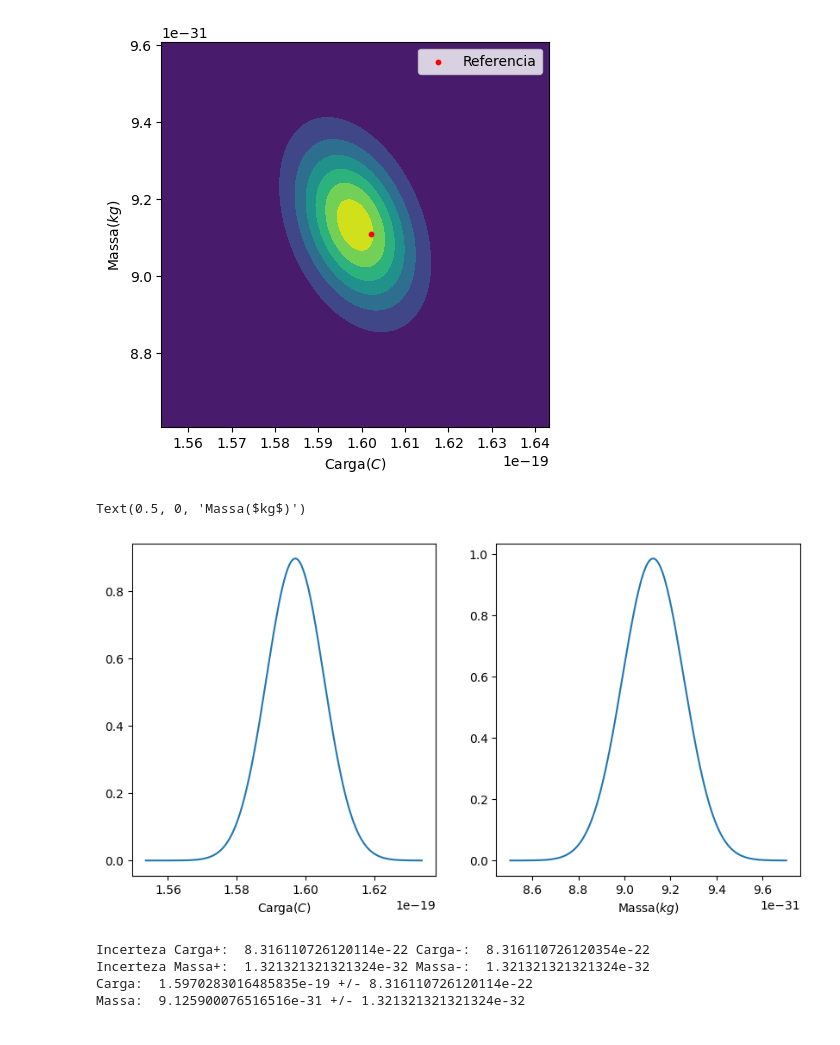
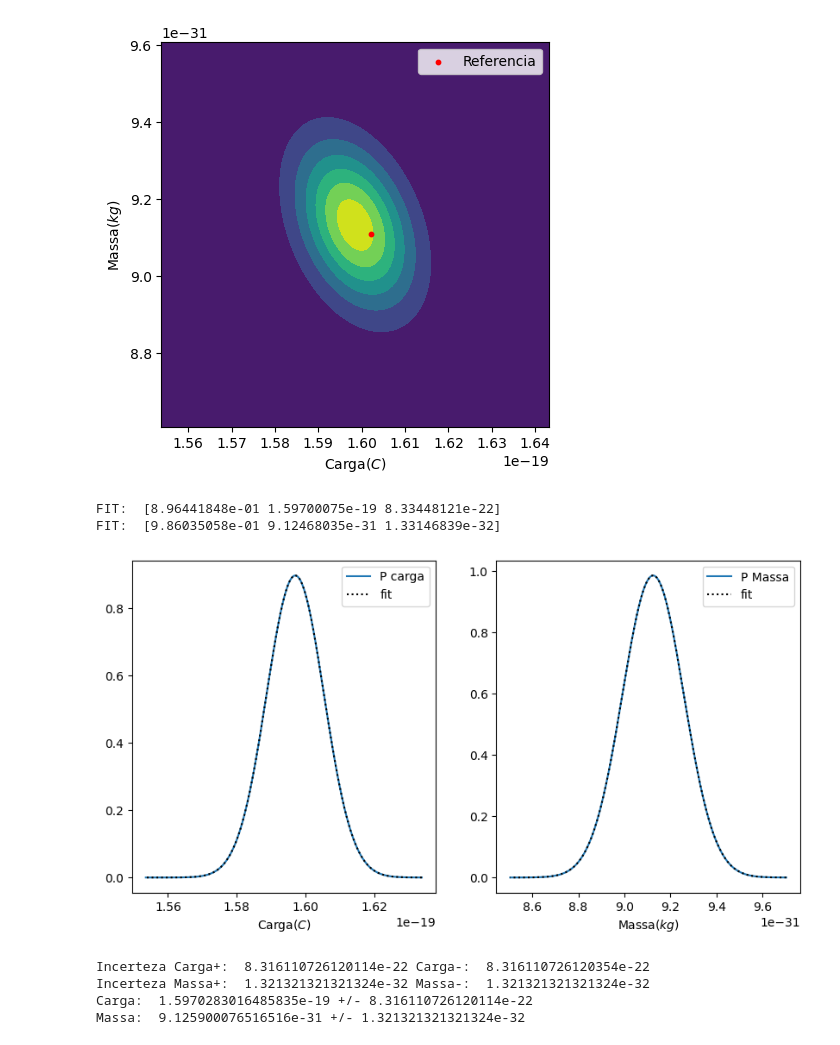
Before and after one commit to encarnacao/combinacao-lab1, a Jupyter notebook: Combination.ipynb, the cells around one changed output. Drawn from its saved outputs; the diff is of its cells as text; code cells hidden in the pictures.

```diff
--- a/Combination.ipynb
+++ b/Combination.ipynb
@@ -202,22 +204,46 @@ plt.show()
 [figure]
 # %%
 #EU NÃO SEI O QUE FIZ AQUI, mas eu consegui tirar os dados das projeções de alguma maneira(principalmente tentativa e erro)
+
+def fitxy(datax,datay,guess):
+    def gaussian_fit(x,A,mean,sigma):
+        return A*np.exp(-(x-mean)**2/(2*sigma**2))
+
+    #fit gaussian to data
+    from scipy.optimize import curve_fit
+    popt, pcov = curve_fit(gaussian_fit, datax, datay, p0=guess)
+    print("FIT: ",popt)
+    return popt
+
+
 fig, ax = plt.subplots(1,2,figsize=(10,5))
 
 c = b.allsegs[3][0]
 x_carga = c[1500:1800,1]
 y_carga = c[1500:1800,0]
-ax[0].plot(x_carga,y_carga)
+amax_c, mean_c, sigma_c = fitxy(x_carga,y_carga,[1,x_carga[np.argmax(y_carga)],1e-22])
+
+ax[0].plot(x_carga,y_carga, label="P carga")
+ax[0].plot(x_carga, amax_c*gaussian(x_carga,mean_c,sigma_c),"k:", label="fit")
+ax[0].legend()
+
 d = a.allsegs[4][0]
 x_massa = d[1600:2000,0]
 y_massa = d[1600:2000,1]
-ax[1].plot(x_massa,y_massa)
+amax_m, mean_m, sigma_m = fitxy(x_massa,y_massa,[1,x_massa[np.argmax(y_massa)],1e-32])
+
+ax[1].plot(x_massa,y_massa, label="P Massa")
+ax[1].plot(x_massa, amax_m*gaussian(x_massa,mean_m,sigma_m), "k:", label="fit")
+ax[1].legend()
+
 
 ax[0].set_xlabel(r'Carga($C$)')
 ax[1].set_xlabel(r'Massa($kg$)')
+plt.show()
 # %% [output]
-Text(0.5, 0, 'Massa($kg$)')
+FIT:  [8.96441848e-01 1.59700075e-19 8.33448121e-22]
+FIT:  [9.86035058e-01 9.12468035e-31 1.33146839e-32]
-[figure, old version]
+[figure, new version]
 # %%
 fig, ax = plt.subplots(1,2,figsize=(10,5))
 log_carga = np.log(y_carga)
```
Also changed, not shown: parts of 3 cells of this notebook.
